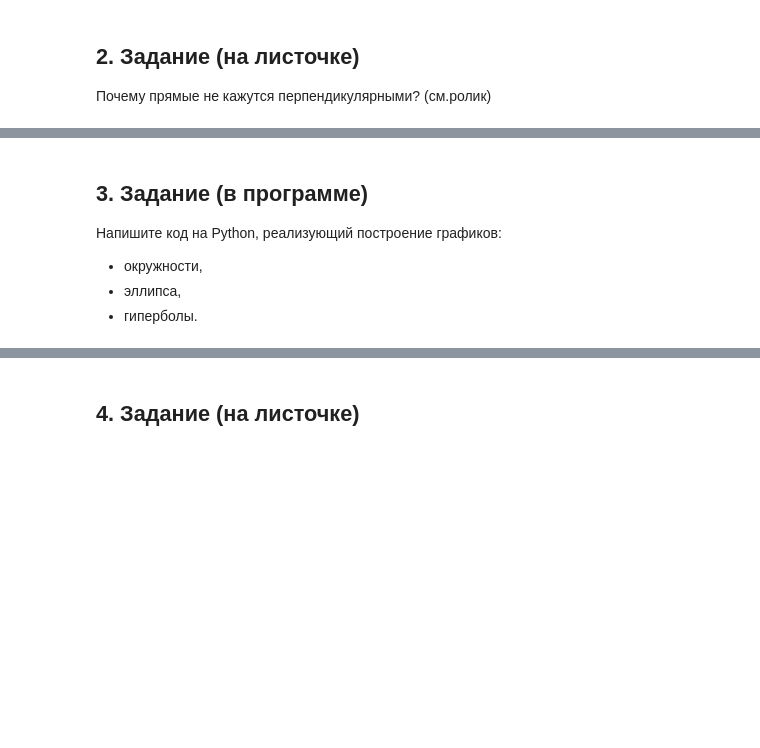
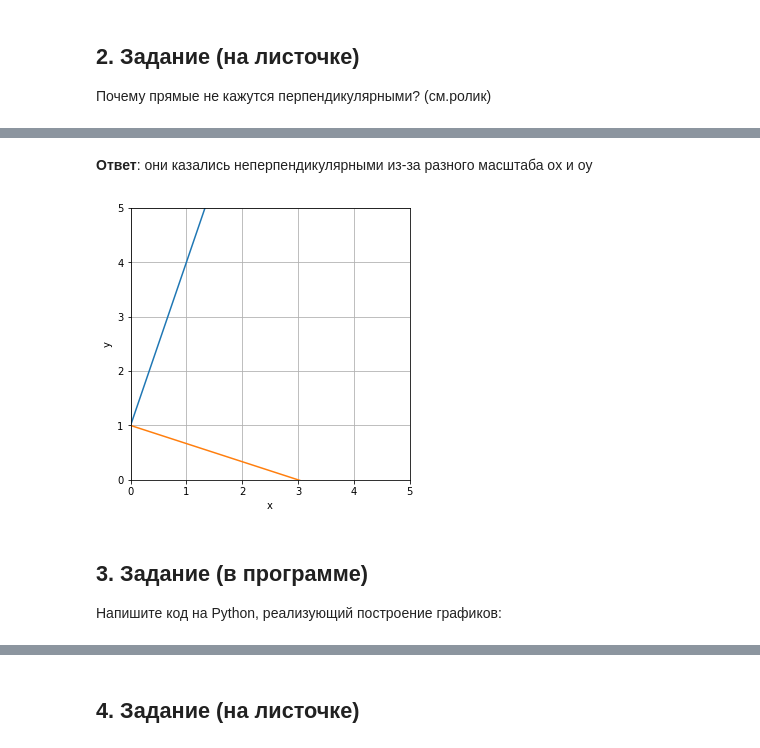
Before and after one commit to koryagin2006/GB_Course_Introduction_to_Higher_Mathematics, a Jupyter notebook: Lesson_3 Видеоурок “Введение в аналитическую геометрию. Графики на плоскости”/Практическое задание к теме 2-3.ipynb, the cells around one changed output, grey strips where cells are left out. Cells and saved outputs as stored; diff of their text form; code cells hidden in the pictures; blank space fills up the shorter version.

```diff
--- a/Lesson_3 Видеоурок “Введение в аналитическую геометрию. Графики на плоскости”/Практическое задание к теме 2-3.ipynb
+++ b/Lesson_3 Видеоурок “Введение в аналитическую геометрию. Графики на плоскости”/Практическое задание к теме 2-3.ipynb
@@ -49,6 +51,20 @@ plt.grid();
+# %% [markdown]
+**Ответ**: они казались неперпендикулярными из-за разного масштаба ox и oy
+# %%
+# они казались неперпендикулярными из-за разного масштаба ox и oy
+rcParams['figure.figsize'] = 5, 5
+plt.axis([0,5,0,5])
+
+x = np.linspace(-2, 5, 21)
+y = 3*x+1
+y2 = (-1/3)*x+1
+plt.plot(x,y)
+plt.plot(x,y2)
+plt.xlabel("x")
+plt.ylabel("y")
+plt.grid();
+# %% [output]
+[figure, added]
 # %% [markdown]
 ## 3. Задание (в программе)
 Напишите код на Python, реализующий построение графиков:
-- окружности,
-- эллипса,
-- гиперболы.
```
Also changed, not shown: parts of 11 cells of this notebook.
